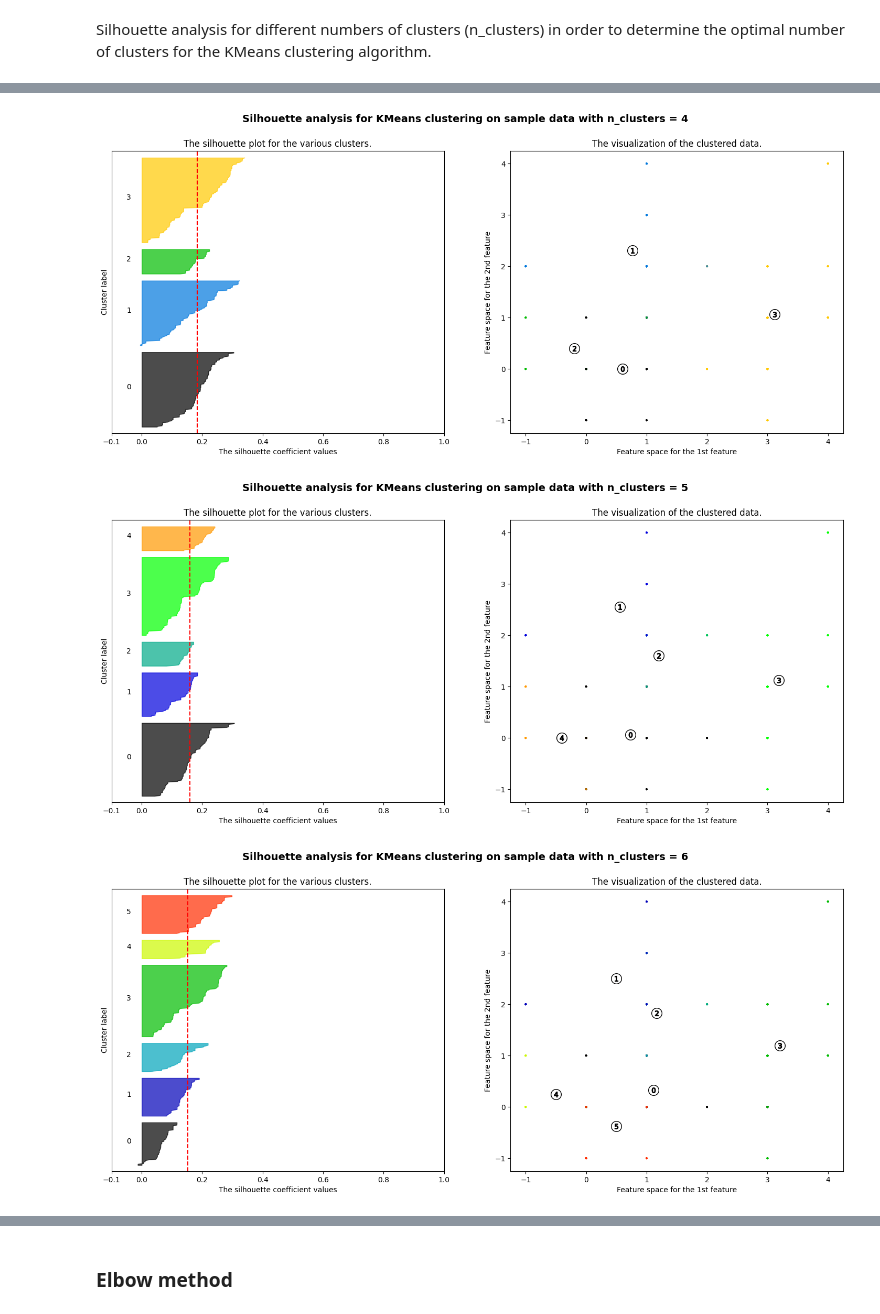
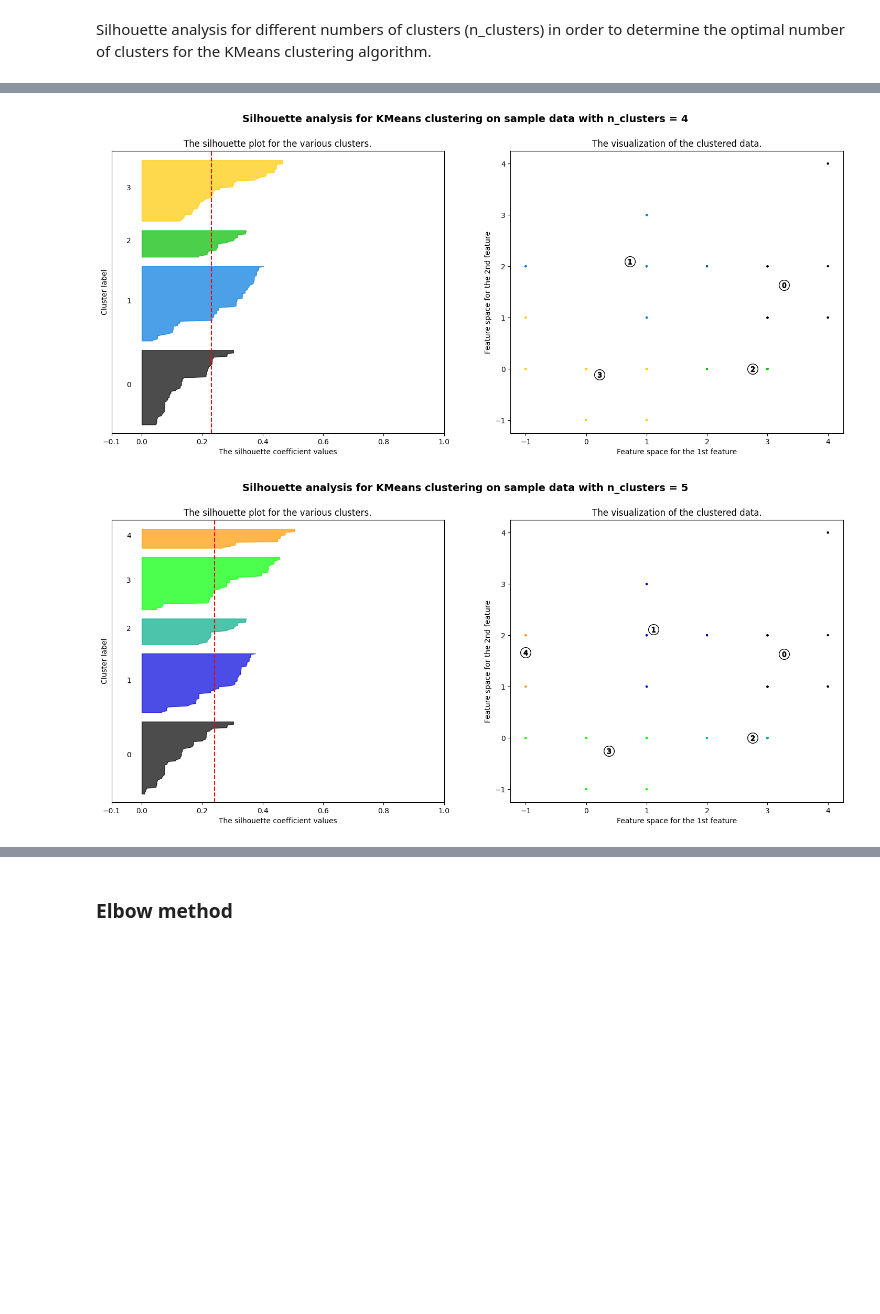
Before and after one commit to esoto15/text-tone-preference-analysis, a Jupyter notebook: data-analysis.ipynb, the cells around one changed output, grey strips where cells are left out. Drawn from its saved outputs; the diff is of its cells as text; code cells hidden in the pictures; blank space fills up the shorter version.

```diff
--- a/data-analysis.ipynb
+++ b/data-analysis.ipynb
@@ -4,6 +4,6 @@
 import pandas as pd
 import re
 # %%
-df = pd.read_excel('initial dataset.xlsx')
+df = pd.read_excel('second dataset.xlsx')
 df.head(2)
 # %% [output]
@@ -78,5 +78,6 @@ sample_numbers = pd.DataFrame({'sample_number': range(1, 9)})
 final_data = melted_data.merge(sample_numbers, on='sample_number')
 
 final_data = final_data.drop('sample_number', axis=1)
+final_data.drop(['race', 'language', 'marital_status'], axis=1, inplace=True)
 final_data.head(12)
 # %% [output]
@@ -123,11 +124,11 @@ def disability_status(disability_status):
 # %%
 final_data.loc[:, 'ethnicity'] = final_data['ethnicity'].apply(clean_text)
 final_data.loc[:, 'gender'] = final_data['gender'].apply(clean_text)
-final_data.loc[:, 'race'] = final_data['race'].apply(clean_text)
+# final_data.loc[:, 'race'] = final_data['race'].apply(clean_text)
 final_data.loc[:, 'education'] = final_data['education'].apply(clean_text)
-final_data.loc[:, 'marital_status'] = final_data['marital_status'].apply(clean_text)
+# final_data.loc[:, 'marital_status'] = final_data['marital_status'].apply(clean_text)
 final_data.loc[:, 'employment'] = final_data['employment'].apply(clean_text)
-final_data.loc[:, 'language'] = final_data['language'].apply(clean_text)
+# final_data.loc[:, 'language'] = final_data['language'].apply(clean_text)
 final_data.loc[:, 'disability'] = final_data['disability'].apply(disability_status)
 final_data.loc[:, 'income'] = final_data['income'].apply(clean_income)
 # %%
@@ -236,3 +234,6 @@ X = encoded_data
 X_train, X_test = train_test_split(X, test_size=0.5, random_state=42)
 # %% [markdown]
 ### KMeans
+# %%
+kmeans = KMeans(n_clusters=3)
+kmeans.fit(encoded_data)
@@ -274,7 +277,7 @@ plt.show()
 Silhouette analysis for different numbers of clusters (n_clusters) in order to determine the optimal number of clusters for the KMeans clustering algorithm.
 # %%
 X = encoded_data.values
-range_n_clusters = [2, 3, 4, 5, 6,7,8,9]
+range_n_clusters = [2, 3, 4, 5]
 
 for n_clusters in range_n_clusters:
     # Create a subplot with 1 row and 2 columns
@@ -368,3 +367,2 @@ For n_clusters = 9 The average silhouette_score is : 0.1944667207773125
-[figure, old version]
+[figure, new version]
-[figure, old version]
+[figure, new version]
-[figure, removed]
```
Also changed, not shown: parts of 20 cells of this notebook, 2 other files.
